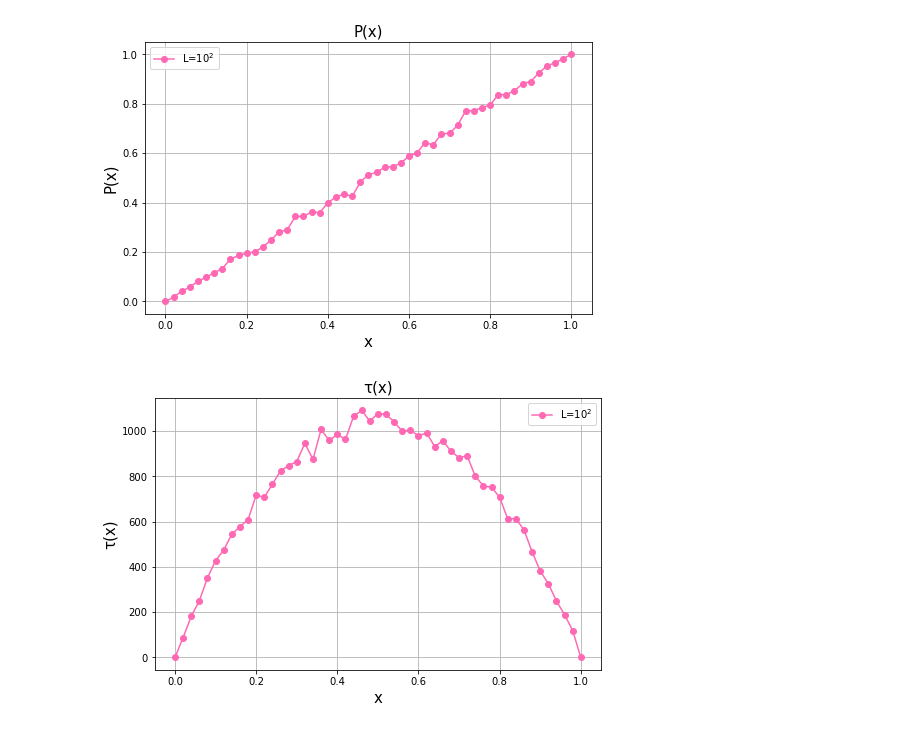
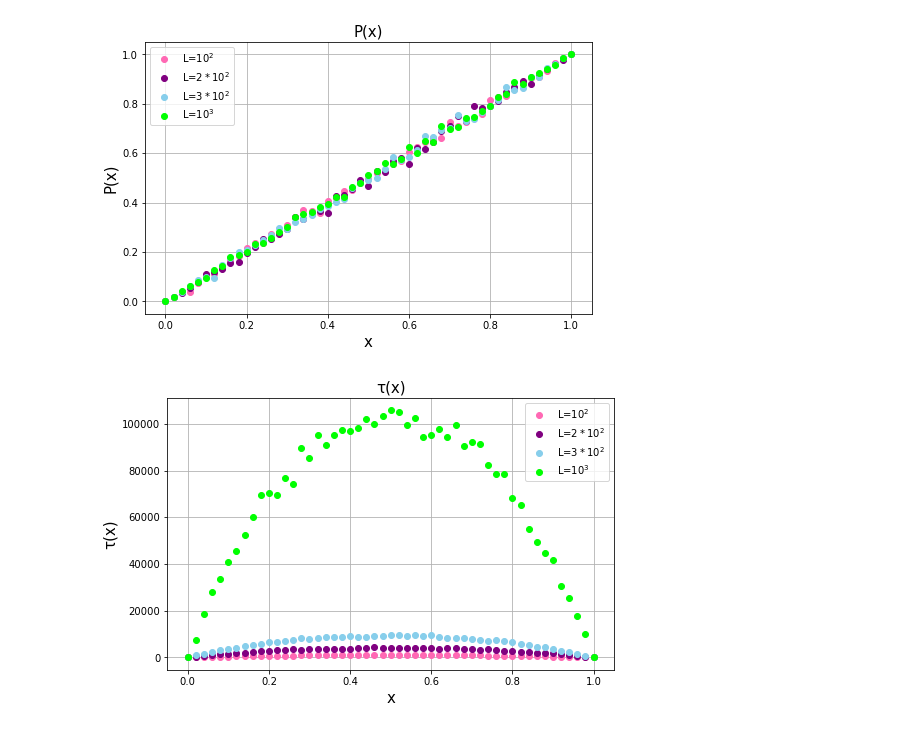
Before and after one commit to Swinkawkrawacie/Fizyka-ukladow-zlozonych, a Jupyter notebook: Wizualizacja_danych_wyborcaMC.ipynb, the cells around one changed output. Saved outputs shown, nothing was run; the diff lists cells and outputs as text; code cells hidden in the pictures.

```diff
--- a/Wizualizacja_danych_wyborcaMC.ipynb
+++ b/Wizualizacja_danych_wyborcaMC.ipynb
@@ -15,27 +19,33 @@ for i in N100_data:
     x.append(float(new[0]))
     prob_100.append(float(new[1]))
     time_100.append(float(new[2]))
+# %%
+time_200 = []
+prob_200 = []
+for i in N200_data:
+    new = i[:-1].split('  ')
+    prob_200.append(float(new[1]))
+    time_200.append(float(new[2]))
+# %%
+time_300 = []
+prob_300 = []
+for i in N300_data:
+    new = i[:-1].split('  ')
+    prob_300.append(float(new[1]))
+    time_300.append(float(new[2]))
 # %%
 time_1000 = []
 prob_1000 = []
 for i in N1000_data:
     new = i[:-1].split('  ')
-    x.append(float(new[0]))
     prob_1000.append(float(new[1]))
     time_1000.append(float(new[2]))
-# %%
-time_10000 = []
-prob_10000 = []
-for i in N10000_data:
-    new = i[:-1].split('  ')
-    x.append(float(new[0]))
-    prob_10000.append(float(new[1]))
-    time_10000.append(float(new[2]))
 # %%
 plt.figure(figsize=(8,5))
-plt.plot(x, prob_100, '-o', color='hotpink', label=r'L=${10}^2$')
-#plt.plot(x, prob_1000, '-o', color='purple', label=r'L=${10}^3$')
-#plt.plot(x, prob_10000, '-o', color='skyblue', label=r'L=${10}^4$')
+plt.plot(x, prob_100, 'o', color='hotpink', label=r'L=${10}^2$')
+plt.plot(x, prob_200, 'o', color='purple', label=r'L=$2*{10}^2$')
+plt.plot(x, prob_300, 'o', color='skyblue', label=r'L=$3*{10}^2$')
+plt.plot(x, prob_1000, 'o', color='lime', label=r'L=${10}^3$')
 plt.grid()
 plt.legend()
 plt.title('P(x)',fontsize=15)
@@ -43,17 +53,18 @@ plt.xlabel('x', fontsize=15)
 plt.ylabel('P(x)', fontsize=15)
 plt.show()
 # %% [output]
-[figure, old version]
+[figure, new version]
 # %%
 plt.figure(figsize=(8,5))
-plt.plot(x, time_100, '-o', color='hotpink', label=r'L=${10}^2$')
-#plt.plot(x, time_1000, '-o', color='purple', label=r'L=${10}^3$')
-#plt.plot(x, time_10000, '-o', color='skyblue', label=r'L=${10}^4$')
+plt.plot(x, time_100, 'o', color='hotpink', label=r'L=${10}^2$')
+plt.plot(x, time_200, 'o', color='purple', label=r'L=$2*{10}^2$')
+plt.plot(x, time_300, 'o', color='skyblue', label=r'L=$3*{10}^2$')
+plt.plot(x, time_1000, 'o', color='lime', label=r'L=${10}^3$')
 plt.grid()
 plt.legend()
 plt.title('\u03c4(x)',fontsize=15)
 plt.xlabel('x', fontsize=15)
 plt.ylabel('\u03c4(x)', fontsize=15)
 plt.show()
 # %% [output]
-[figure, old version]
+[figure, new version]
```
Also changed, not shown: parts of 2 cells of this notebook, 9 other files.
